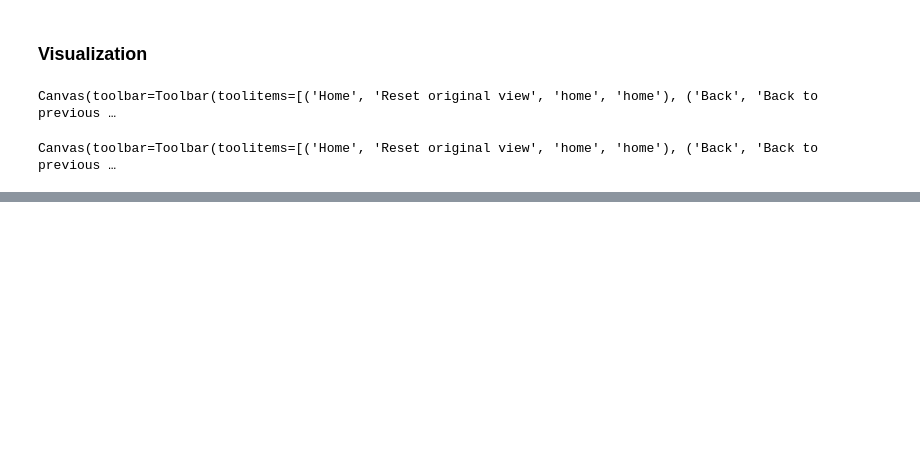
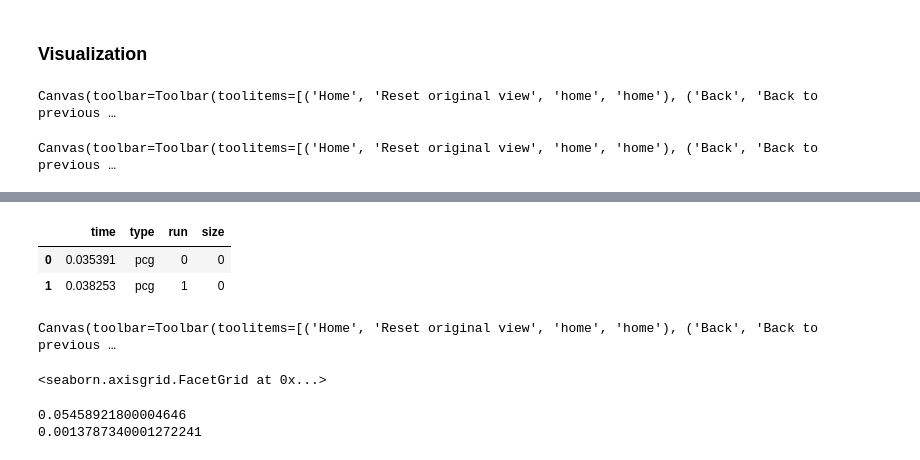
Before and after one commit to akern40/pytorch-hessianfree, a Jupyter notebook: CG_visualization.ipynb, the cells around one changed output, grey strips where cells are left out. Drawn from its saved outputs; the diff is of its cells as text; code cells hidden in the pictures; blank space fills up the shorter version.

```diff
--- a/CG_visualization.ipynb
+++ b/CG_visualization.ipynb
@@ -65,0 +68,48 @@ Canvas(toolbar=Toolbar(toolitems=[('Home', 'Reset original view', 'home', 'home'
+# %%
+for size in range(2, max_size):
+    setup = f"import torch\n\
+from hessianfree.utils import generate_pd_matrix\n\
+from hessianfree.cg import pcg\n\
+A = generate_pd_matrix({size})\n\
+b = torch.rand({size}, 1)"
+    pcg_times.append(timeit.Timer(stmt="pcg(A, b)", setup=setup).repeat(7, 100))
+    solve_times.append(timeit.Timer(stmt="torch.solve(b, A)", setup=setup).repeat(7, 100))
+# %%
+times = {"pcg": pcg_times, "solve": solve_times}
+# %%
+data = [
+    {
+        "time": time,
+        "type": t,
+        "run": r,
+        "size": s,
+    } for t in ["pcg", "solve"] for s in range(18) for r, time in enumerate(times[t][s])
+]
+# %%
+data = pd.DataFrame(data)
+# %%
+data.head(2)
+# %% [output]
+|  | time | type | run | size |
+| 0 | 0.035391 | pcg | 0 | 0 |
+| 1 | 0.038253 | pcg | 1 | 0 |
+# %%
+%matplotlib widget
+sns.set_style("darkgrid")
+sns.catplot(x="size", y="time", data=data, hue="type", kind="swarm")
+# %% [output]
+Canvas(toolbar=Toolbar(toolitems=[('Home', 'Reset original view', 'home', 'home'), ('Back', 'Back to previous …
+<seaborn.axisgrid.FacetGrid at 0x...>
+# %%
+setup = """
+import torch
+from hessianfree.utils import generate_pd_matrix
+from hessianfree.cg import pcg
+A = generate_pd_matrix(9)
+b = torch.rand(9, 1)
+"""
+print(min(timeit.Timer(stmt="pcg(A, b)", setup=setup).repeat(10, 100)))
+print(min(timeit.Timer(stmt="torch.solve(b, A)", setup=setup).repeat(10, 100)))
+# %% [output]
+0.05458921800004646
+0.0013787340001272241
```
Also changed, not shown: parts of 13 cells of this notebook, 2 other files.
